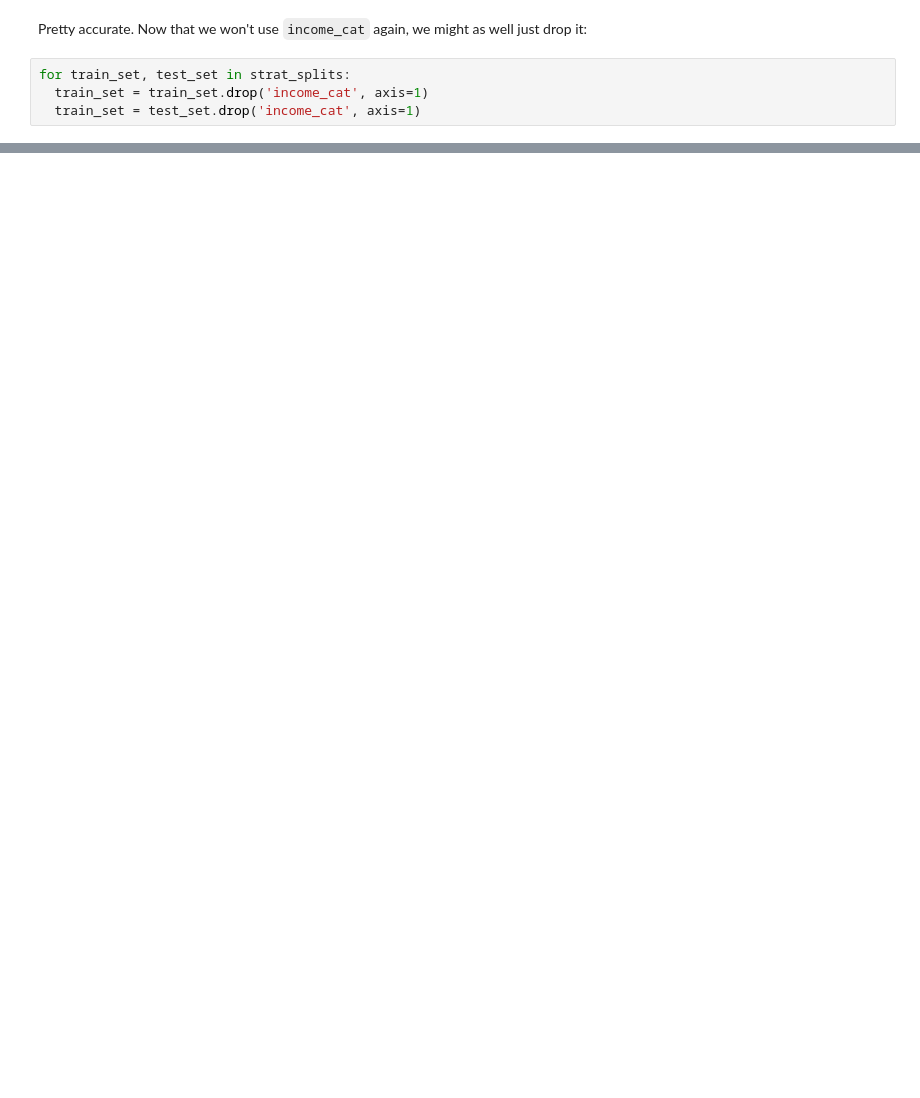
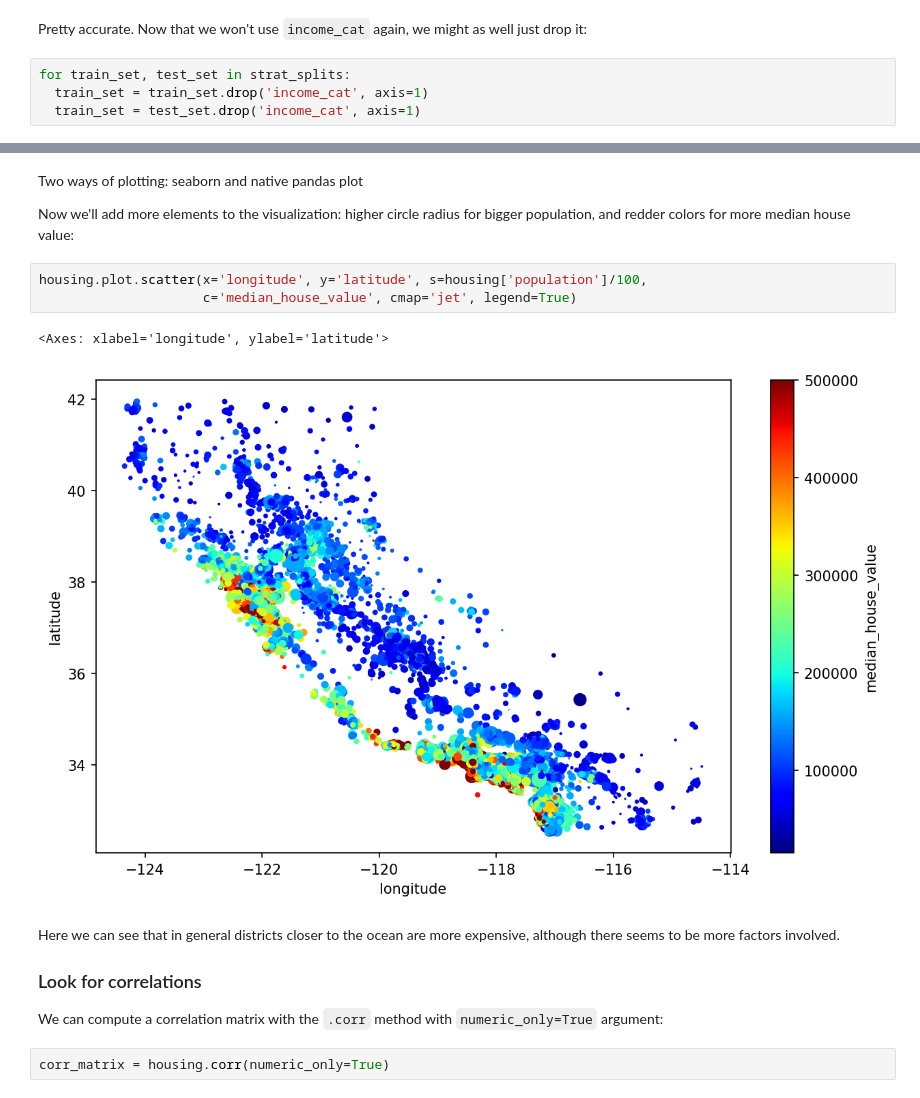
Before and after one commit to guinbraga/Hands-On-Machine-Learning-with-Scikit-Learn-and-Pytorch, a Jupyter notebook: 2-end_to_end_machine_learning_project/2-end_to_end_machine_learning_project.ipynb, the cells around one changed output, grey strips where cells are left out. Saved outputs shown, nothing was run; the diff lists cells and outputs as text; blank space fills up the shorter version.

```diff
--- a/2-end_to_end_machine_learning_project/2-end_to_end_machine_learning_project.ipynb
+++ b/2-end_to_end_machine_learning_project/2-end_to_end_machine_learning_project.ipynb
@@ -271,0 +275,23 @@ part of the machine learning process.
+# %% [markdown]
+Two ways of plotting: seaborn and native pandas plot
+
+Now we'll add more elements to the visualization: higher
+circle radius for bigger population, and redder colors
+for more median house value:
+# %%
+housing.plot.scatter(x='longitude', y='latitude', s=housing['population']/100,
+                     c='median_house_value', cmap='jet', legend=True)
+# %% [output]
+<Axes: xlabel='longitude', ylabel='latitude'>
+[figure, added]
+# %% [markdown]
+Here we can see that in general districts closer
+to the ocean are more expensive, although there
+seems to be more factors involved.
+
+### Look for correlations
+
+We can compute a correlation matrix with the
+`.corr` method with `numeric_only=True` argument:
+# %%
+corr_matrix = housing.corr(numeric_only=True)
```
Also changed, not shown: parts of 35 cells of this notebook, 1 other file.
